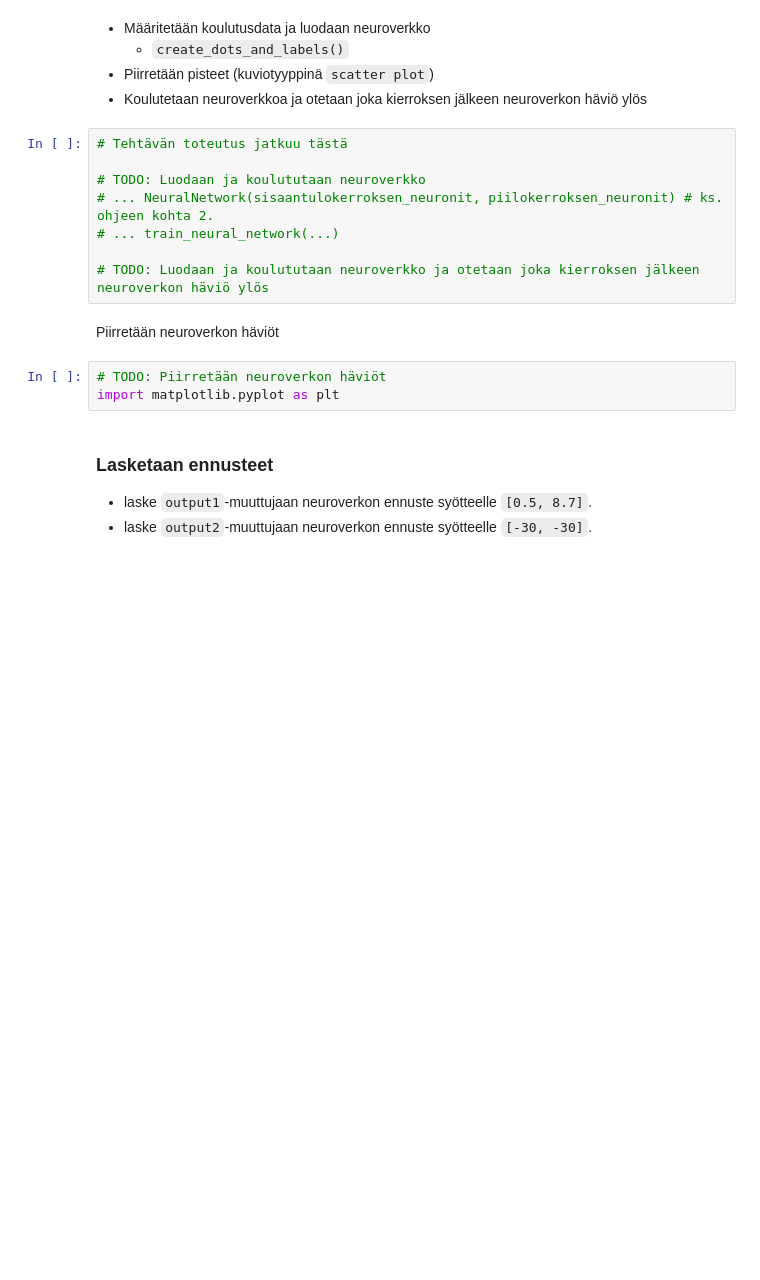
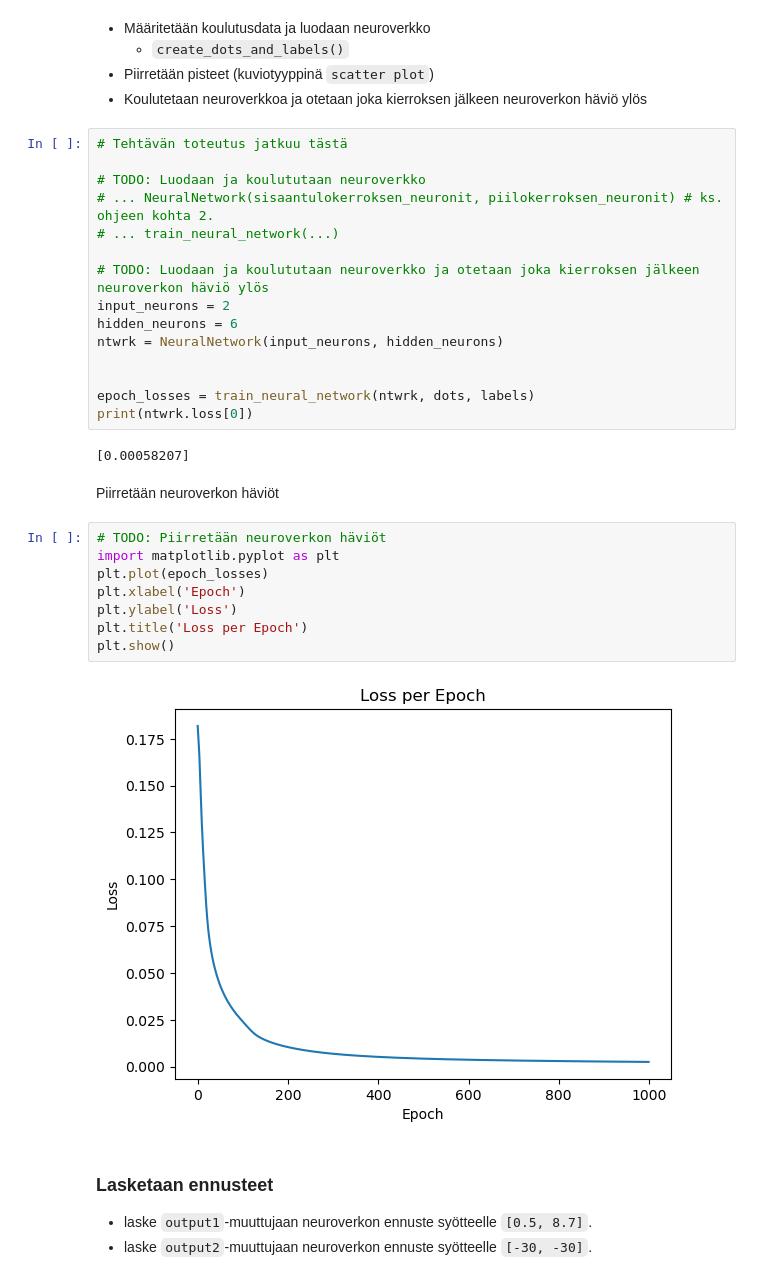
Before and after one commit to JermuSo/deeplearning_jamk, a Jupyter notebook: osa_2/osa2_tehtavat.ipynb, the cells around one changed output. Saved outputs shown, nothing was run; the diff lists cells and outputs as text; blank space fills up the shorter version.

```diff
--- a/osa_2/osa2_tehtavat.ipynb
+++ b/osa_2/osa2_tehtavat.ipynb
@@ -154,11 +154,27 @@ def train_neural_network(ntwrk, train_X, train_y):
 # ... train_neural_network(...)
 
 # TODO: Luodaan ja koulututaan neuroverkko ja otetaan joka kierroksen jälkeen neuroverkon häviö ylös
+input_neurons = 2
+hidden_neurons = 6
+ntwrk = NeuralNetwork(input_neurons, hidden_neurons)
+
+
+epoch_losses = train_neural_network(ntwrk, dots, labels)
+print(ntwrk.loss[0])
+# %% [output]
+[0.00058207]
 # %% [markdown]
 Piirretään neuroverkon häviöt
 # %%
 # TODO: Piirretään neuroverkon häviöt
 import matplotlib.pyplot as plt
+plt.plot(epoch_losses)
+plt.xlabel('Epoch')
+plt.ylabel('Loss')
+plt.title('Loss per Epoch')
+plt.show()
+# %% [output]
+[figure, added]
 # %% [markdown]
 ### Lasketaan ennusteet
 * laske `output1`-muuttujaan neuroverkon ennuste syötteelle `[0.5, 8.7]`.
```
Also changed, not shown: parts of 14 cells of this notebook, 3 other files.
